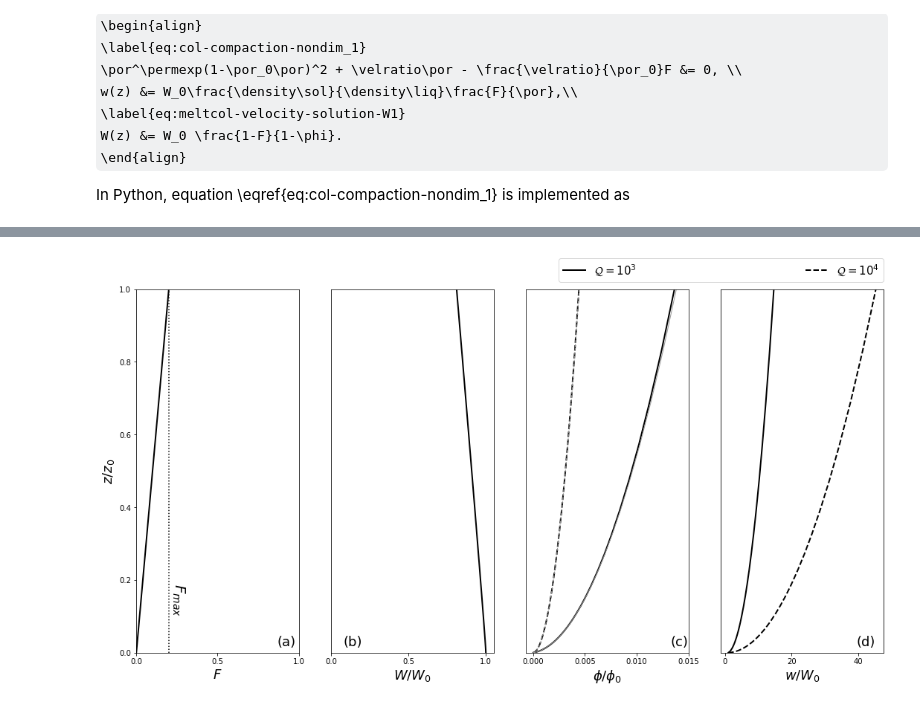
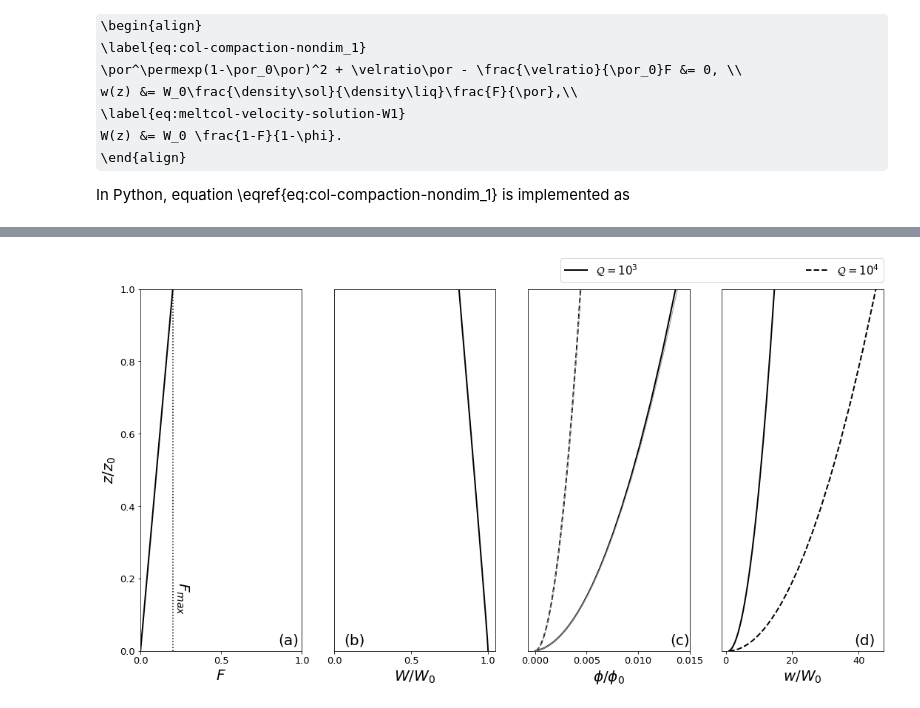
Before and after one commit to FoaLab/partially-molten-rock-PUP, a Jupyter notebook: content/ch11.ipynb, the cells around one changed output, grey strips where cells are left out. Saved outputs shown, nothing was run; the diff lists cells and outputs as text; code cells hidden in the pictures; some formulas as TeX source.

```diff
--- a/content/ch11.ipynb
+++ b/content/ch11.ipynb
@@ -53,61 +67,53 @@ f, ax = plt.subplots(1, 4)
 f.set_size_inches(18.0, 9.0)
 f.set_facecolor('w')
 
-n = 2
-Fmax = 0.2
-Q = np.asarray([1.e3, 1.e4])
-
-z = np.logspace(-8., 0., 100)
-phi = np.asarray([1. / 2. / qi * (np.sqrt(1. + 4 * z * Fmax * qi)-1) for qi in Q])
-w = np.asarray([Fmax*z/phi_i for phi_i in phi])
-W = np.asarray([(1.0 - Fmax*z)/(1.0 - phi_i) for phi_i in phi])
-
-imphi = np.asarray([[fsolve(lambda f_: implicit_porosity(f_, Fmax*Z, qi, n), phi_ij)[0]
-                    for Z, phi_ij in zip(z, phi_i)] for qi, phi_i in zip(Q, phi)])
-
 ax[0].plot(z*Fmax, z, '-k', linewidth=2)
 ax[0].plot([Fmax, Fmax], [0., 1.], ':k')
-ax[0].set_xlabel(r'$F$', fontsize=18)
+ax[0].set_xlabel(r'$F$', fontsize=20)
 ax[0].set_xticks((0.0, 0.5, 1.0))
 ax[0].set_xlim(0.0, 1.0)
 ax[0].set_ylim(0.0, 1.0)
-ax[0].set_ylabel(r'$z/z_0$', fontsize=18)
+ax[0].set_ylabel(r'$z/z_0$', fontsize=20)
 ax[0].set_yticks(np.arange(0.0, 1.1, 0.2))
+ax[0].tick_params(axis='both', which='major', labelsize=13)
 ax[0].text(0.26, 0.1, r'$F_{max}$', fontsize=20, verticalalignment='bottom',
            horizontalalignment='center', rotation=-90.0)
-ax[0].text(0.98, 0.01, '(a)', fontsize=18, verticalalignment='bottom', horizontalalignment='right')
+ax[0].text(0.98, 0.01, '(a)', fontsize=20, verticalalignment='bottom', horizontalalignment='right')
 
 ax[1].plot(W[0, :], z, '-k', linewidth=2)
-ax[1].set_xlabel(r'$W/W_0$', fontsize=18)
+ax[1].set_xlabel(r'$W/W_0$', fontsize=20)
 ax[1].set_xlim(0.0, 1.05)
 ax[1].set_ylim(0.0, 1.0)
 ax[1].set_xticks((0.0, 0.5, 1.0))
 ax[1].set_yticks(())
-ax[1].text(0.2, 0.01, '(b)', fontsize=18, verticalalignment='bottom', horizontalalignment='right')
+ax[1].tick_params(axis='both', which='major', labelsize=13)
+ax[1].text(0.2, 0.01, '(b)', fontsize=20, verticalalignment='bottom', horizontalalignment='right')
 
 p1 = ax[2].plot(phi[0, :], z, '-k', linewidth=2)
 p2 = ax[2].plot(phi[1, :], z, '--k', linewidth=2)
 ax[2].plot(imphi[0, :], z, '-', linewidth=1, color=[0.6, 0.6, 0.6])
 ax[2].plot(imphi[1, :], z, '--', linewidth=1, color=[0.6, 0.6, 0.6])
-ax[2].set_xlabel(r'$\phi/\phi_0$', fontsize=18)
+ax[2].set_xlabel(r'$\phi/\phi_0$', fontsize=20)
 ax[2].set_xticks((0.0, 0.005, 0.01, 0.015))
 ax[2].set_yticks(())
 ax[2].set_ylim(0.0, 1.0)
-ax[2].text(0.015,0.01, '(c)', fontsize=18, verticalalignment='bottom', horizontalalignment='right')
+ax[2].tick_params(axis='both', which='major', labelsize=13)
+ax[2].text(0.015,0.01, '(c)', fontsize=20, verticalalignment='bottom', horizontalalignment='right')
 
 plt.legend(handles=(p1[0], p2[0]), fontsize=15,
            labels=(r'$\mathcal{Q}=10^3$', r'$\mathcal{Q}=10^4$'),
            bbox_to_anchor=(-1.0, 1.02, 2., .2),  loc='lower left', ncol=2, mode="expand", borderaxespad=0.)
 
 ax[3].plot(w[0, :], z, '-k', linewidth=2)
 ax[3].plot(w[1, :], z, '--k', linewidth=2)
-ax[3].set_xlabel(r'$w/W_0$', fontsize=18)
+ax[3].set_xlabel(r'$w/W_0$', fontsize=20)
 ax[3].set_xticks((0.0, 20.0, 40.0))
 ax[3].set_yticks(())
 ax[3].set_ylim(0.0, 1.0)
-ax[3].text(45., 0.01, '(d)', fontsize=18, verticalalignment='bottom', horizontalalignment='right')
+ax[3].tick_params(axis='both', which='major', labelsize=13)
+ax[3].text(45., 0.01, '(d)', fontsize=20, verticalalignment='bottom', horizontalalignment='right')
 
 plt.show()
 # %% [output]
-[figure, old version]
+[figure, new version]
 # %% [markdown]
```
Also changed, not shown: parts of 39 cells of this notebook, 1 other file.
